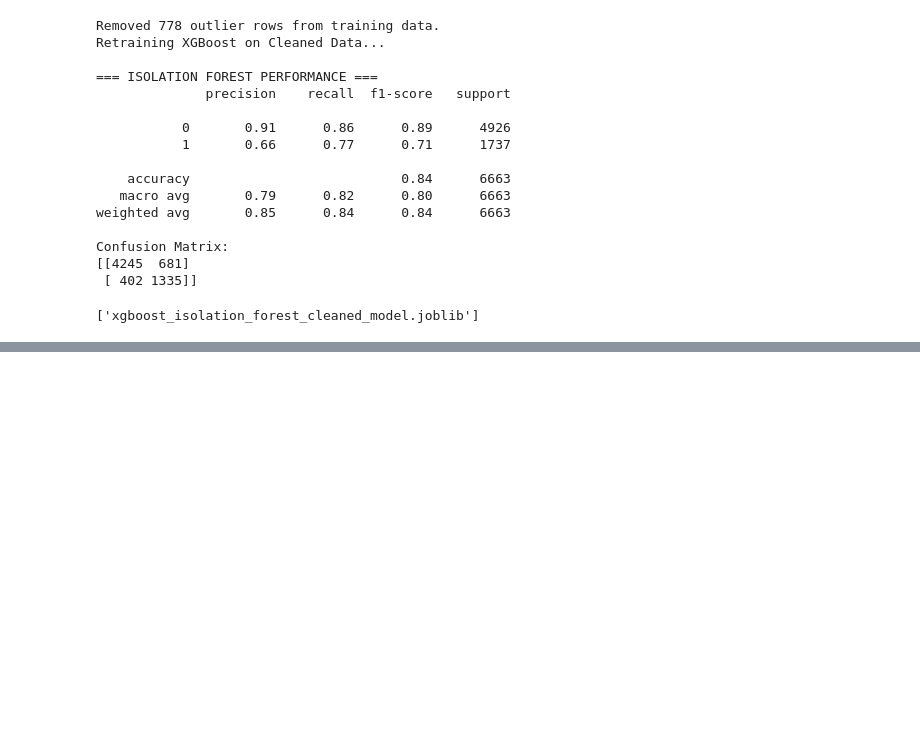
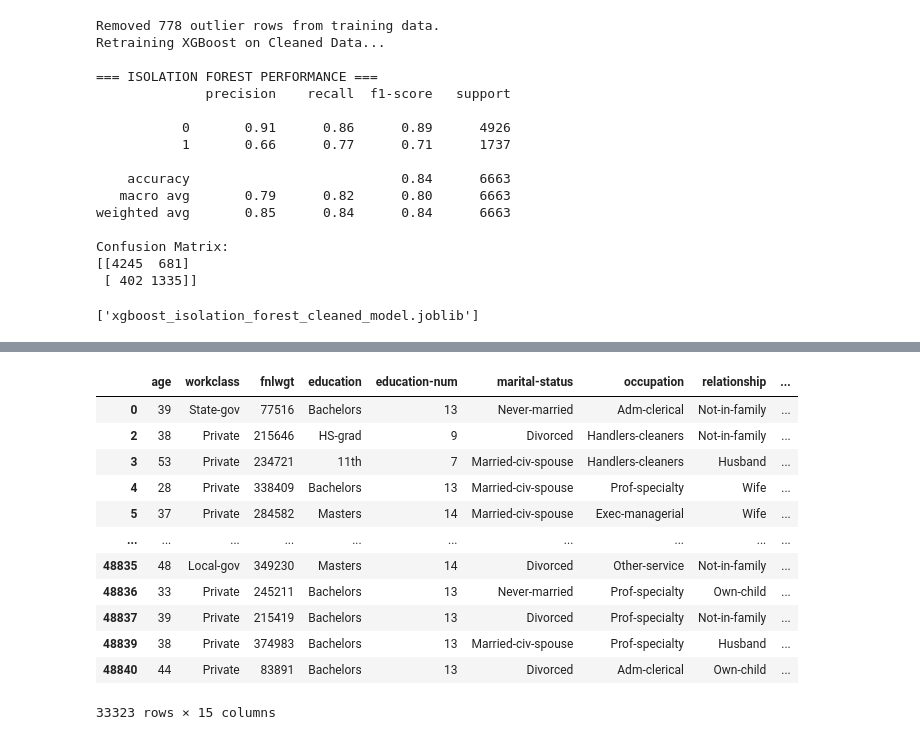
Before and after one commit to limchx/MLDP_Machine_Learning_Project, a Jupyter notebook: MLDP_Code_Submission.ipynb, the cells around one changed output, grey strips where cells are left out. Drawn from its saved outputs; the diff is of its cells as text; code cells hidden in the pictures; blank space fills up the shorter version.

```diff
--- a/MLDP_Code_Submission.ipynb
+++ b/MLDP_Code_Submission.ipynb
@@ -1283,0 +1351,23 @@ joblib.dump(model_clean, 'xgboost_isolation_forest_cleaned_model.joblib')
+# %%
+# Data Cleaning (Removing Outliers)
+Q1 = df['hours-per-week'].quantile(0.25)
+Q3 = df['hours-per-week'].quantile(0.75)
+IQR = Q3 - Q1
+lower_bound = Q1 - 1.5 * IQR
+upper_bound = Q3 + 1.5 * IQR
+df = df[(df['hours-per-week'] >= lower_bound) & (df['hours-per-week'] <= upper_bound)]
+df
+# %% [output]
+|  | age | workclass | fnlwgt | education | education-num | marital-status | occupation | relationship | ... |
+| 0 | 39 | State-gov | 77516 | Bachelors | 13 | Never-married | Adm-clerical | Not-in-family | ... |
+| 2 | 38 | Private | 215646 | HS-grad | 9 | Divorced | Handlers-cleaners | Not-in-family | ... |
+| 3 | 53 | Private | 234721 | 11th | 7 | Married-civ-spouse | Handlers-cleaners | Husband | ... |
+| 4 | 28 | Private | 338409 | Bachelors | 13 | Married-civ-spouse | Prof-specialty | Wife | ... |
+| 5 | 37 | Private | 284582 | Masters | 14 | Married-civ-spouse | Exec-managerial | Wife | ... |
+| ... | ... | ... | ... | ... | ... | ... | ... | ... | ... |
+| 48835 | 48 | Local-gov | 349230 | Masters | 14 | Divorced | Other-service | Not-in-family | ... |
+| 48836 | 33 | Private | 245211 | Bachelors | 13 | Never-married | Prof-specialty | Own-child | ... |
+| 48837 | 39 | Private | 215419 | Bachelors | 13 | Divorced | Prof-specialty | Not-in-family | ... |
+| 48839 | 38 | Private | 374983 | Bachelors | 13 | Married-civ-spouse | Prof-specialty | Husband | ... |
+| 48840 | 44 | Private | 83891 | Bachelors | 13 | Divorced | Adm-clerical | Own-child | ... |
+33323 rows × 15 columns
```
Also changed, not shown: parts of 21 cells of this notebook, 1 other file.
